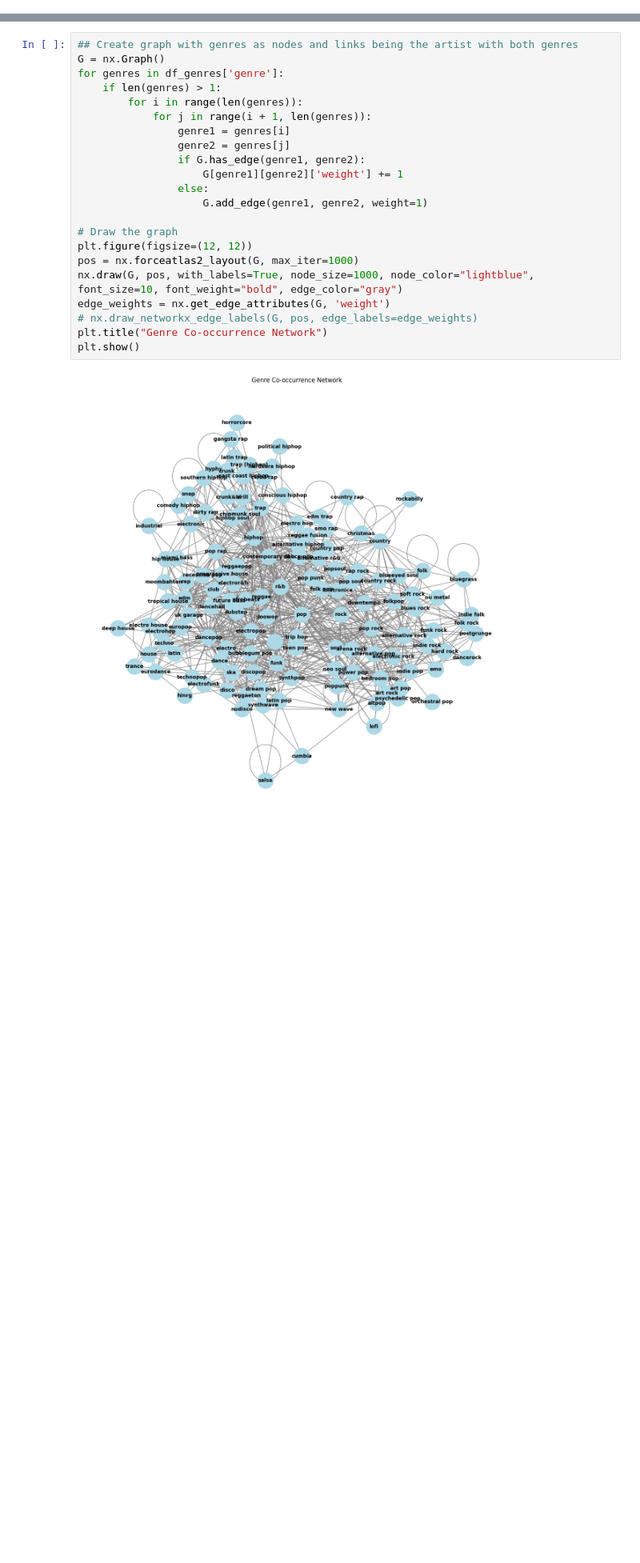
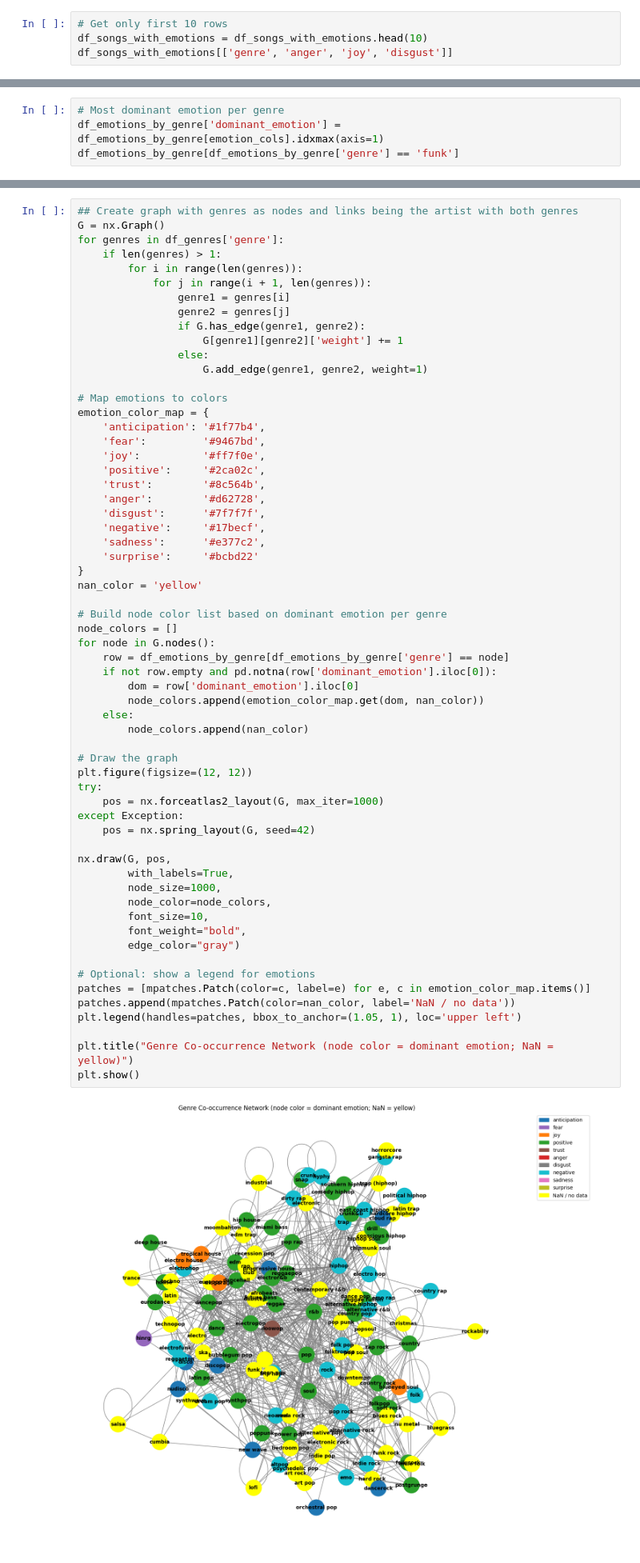
Before and after one commit to wkandersen/02807-computational-data-science, a Jupyter notebook: project_J.ipynb, the cells around one changed output, grey strips where cells are left out. Shown: that part at 80% size. Saved outputs shown, nothing was run; the diff lists cells and outputs as text; blank space fills up the shorter version.

Commit message:
Forsøg på dominerende emotions for hver genre

```diff
--- a/project_J.ipynb
+++ b/project_J.ipynb
@@ -185,0 +166,4 @@ print(emotion_overall)
+# %%
+# Get only first 10 rows
+df_songs_with_emotions = df_songs_with_emotions.head(10)
+df_songs_with_emotions[['genre', 'anger', 'joy', 'disgust']]
@@ -185,0 +225,4 @@ print(emotion_overall)
+# %%
+# Most dominant emotion per genre
+df_emotions_by_genre['dominant_emotion'] = df_emotions_by_genre[emotion_cols].idxmax(axis=1)
+df_emotions_by_genre[df_emotions_by_genre['genre'] == 'funk']
@@ -186,24 +231,63 @@ print(emotion_overall)
 # %%
 ## Create graph with genres as nodes and links being the artist with both genres
 G = nx.Graph()
 for genres in df_genres['genre']:
     if len(genres) > 1:
         for i in range(len(genres)):
             for j in range(i + 1, len(genres)):
                 genre1 = genres[i]
                 genre2 = genres[j]
                 if G.has_edge(genre1, genre2):
                     G[genre1][genre2]['weight'] += 1
                 else:
                     G.add_edge(genre1, genre2, weight=1)
 
+# Map emotions to colors
+emotion_color_map = {
+    'anticipation': '#1f77b4',
+    'fear':         '#9467bd',
+    'joy':          '#ff7f0e',
+    'positive':     '#2ca02c',
+    'trust':        '#8c564b',
+    'anger':        '#d62728',
+    'disgust':      '#7f7f7f',
+    'negative':     '#17becf',
+    'sadness':      '#e377c2',
+    'surprise':     '#bcbd22'
+}
+nan_color = 'yellow'
+
+# Build node color list based on dominant emotion per genre
+node_colors = []
+for node in G.nodes():
+    row = df_emotions_by_genre[df_emotions_by_genre['genre'] == node]
+    if not row.empty and pd.notna(row['dominant_emotion'].iloc[0]):
+        dom = row['dominant_emotion'].iloc[0]
+        node_colors.append(emotion_color_map.get(dom, nan_color))
+    else:
+        node_colors.append(nan_color)
+
 # Draw the graph
 plt.figure(figsize=(12, 12))
-pos = nx.forceatlas2_layout(G, max_iter=1000)
-nx.draw(G, pos, with_labels=True, node_size=1000, node_color="lightblue", font_size=10, font_weight="bold", edge_color="gray")
-edge_weights = nx.get_edge_attributes(G, 'weight')
-# nx.draw_networkx_edge_labels(G, pos, edge_labels=edge_weights)
-plt.title("Genre Co-occurrence Network")
+try:
+    pos = nx.forceatlas2_layout(G, max_iter=1000)
+except Exception:
+    pos = nx.spring_layout(G, seed=42)
+
+nx.draw(G, pos,
+        with_labels=True,
+        node_size=1000,
+        node_color=node_colors,
+        font_size=10,
+        font_weight="bold",
+        edge_color="gray")
+
+# Optional: show a legend for emotions
+patches = [mpatches.Patch(color=c, label=e) for e, c in emotion_color_map.items()]
+patches.append(mpatches.Patch(color=nan_color, label='NaN / no data'))
+plt.legend(handles=patches, bbox_to_anchor=(1.05, 1), loc='upper left')
+
+plt.title("Genre Co-occurrence Network (node color = dominant emotion; NaN = yellow)")
 plt.show()
 # %% [output]
-[figure, old version]
+[figure, new version]
```
Also changed, not shown: parts of 8 cells of this notebook.
